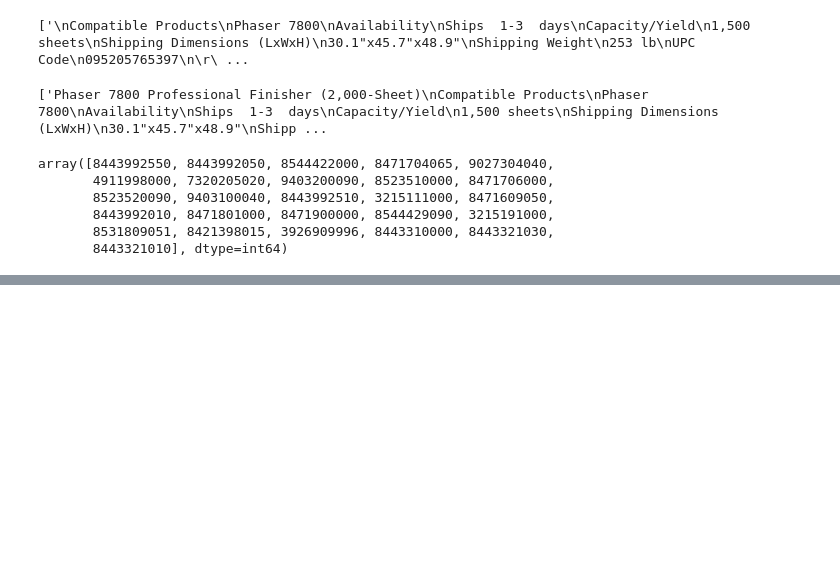
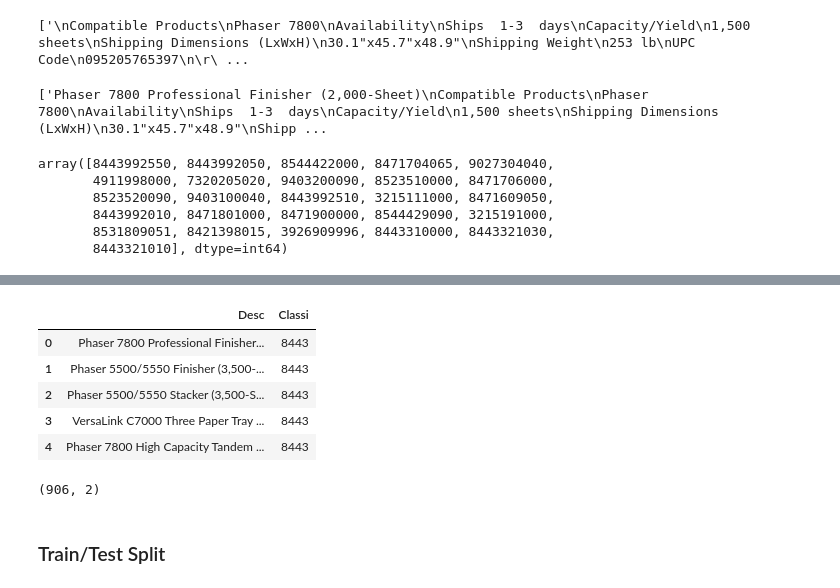
Before and after one commit to Lakshhmi/Web-scraping, a Jupyter notebook: Tariff Classification.ipynb, the cells around one changed output, grey strips where cells are left out. Cells and saved outputs as stored; diff of their text form; code cells hidden in the pictures; blank space fills up the shorter version.

```diff
--- a/Tariff Classification.ipynb
+++ b/Tariff Classification.ipynb
@@ -84,0 +122,15 @@ array([8443992550, 8443992050, 8544422000, 8471704065, 9027304040,
+# %%
+df.head()
+# %% [output]
+|  | Desc | Classi |
+| 0 | Phaser 7800 Professional Finisher... | 8443 |
+| 1 | Phaser 5500/5550 Finisher (3,500-... | 8443 |
+| 2 | Phaser 5500/5550 Stacker (3,500-S... | 8443 |
+| 3 | VersaLink C7000 Three Paper Tray ... | 8443 |
+| 4 | Phaser 7800 High Capacity Tandem ... | 8443 |
+# %%
+df.shape
+# %% [output]
+(906, 2)
+# %% [markdown]
+### Train/Test Split
```
Also changed, not shown: parts of 5 cells of this notebook.
